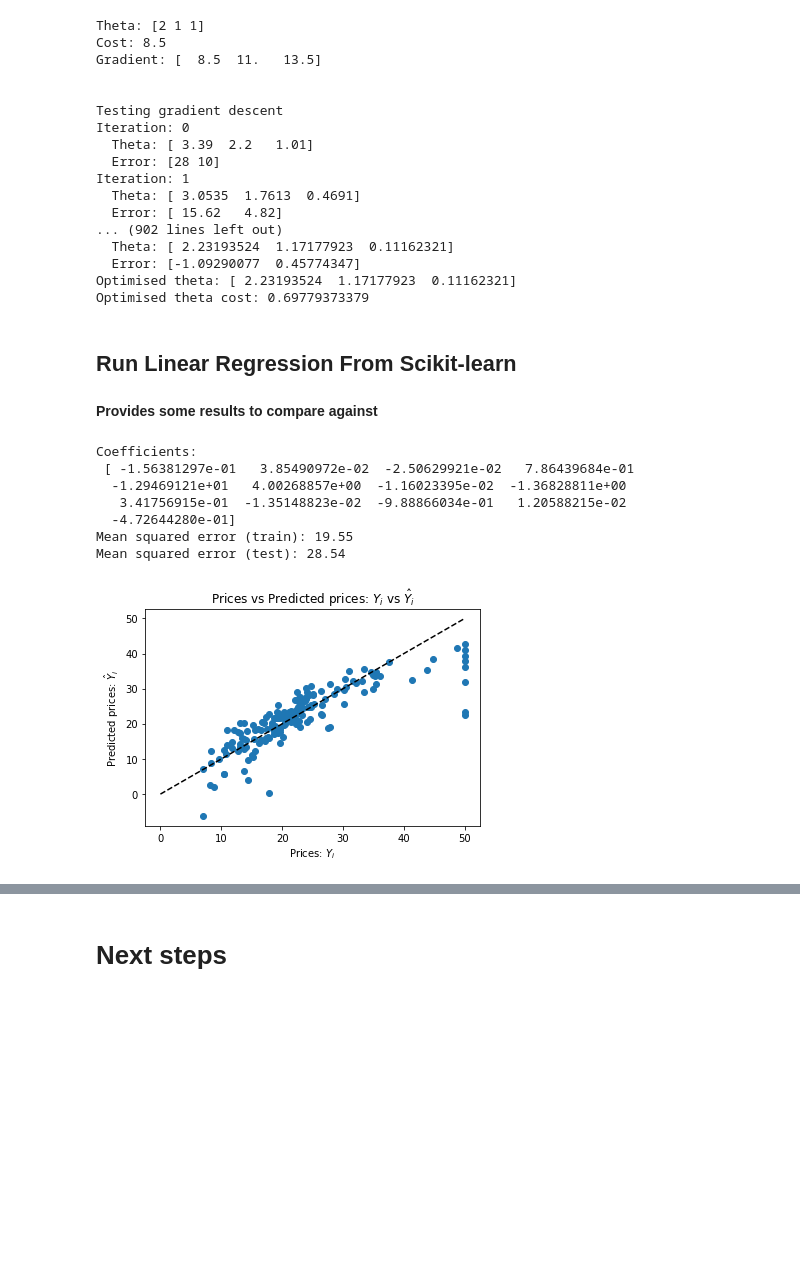
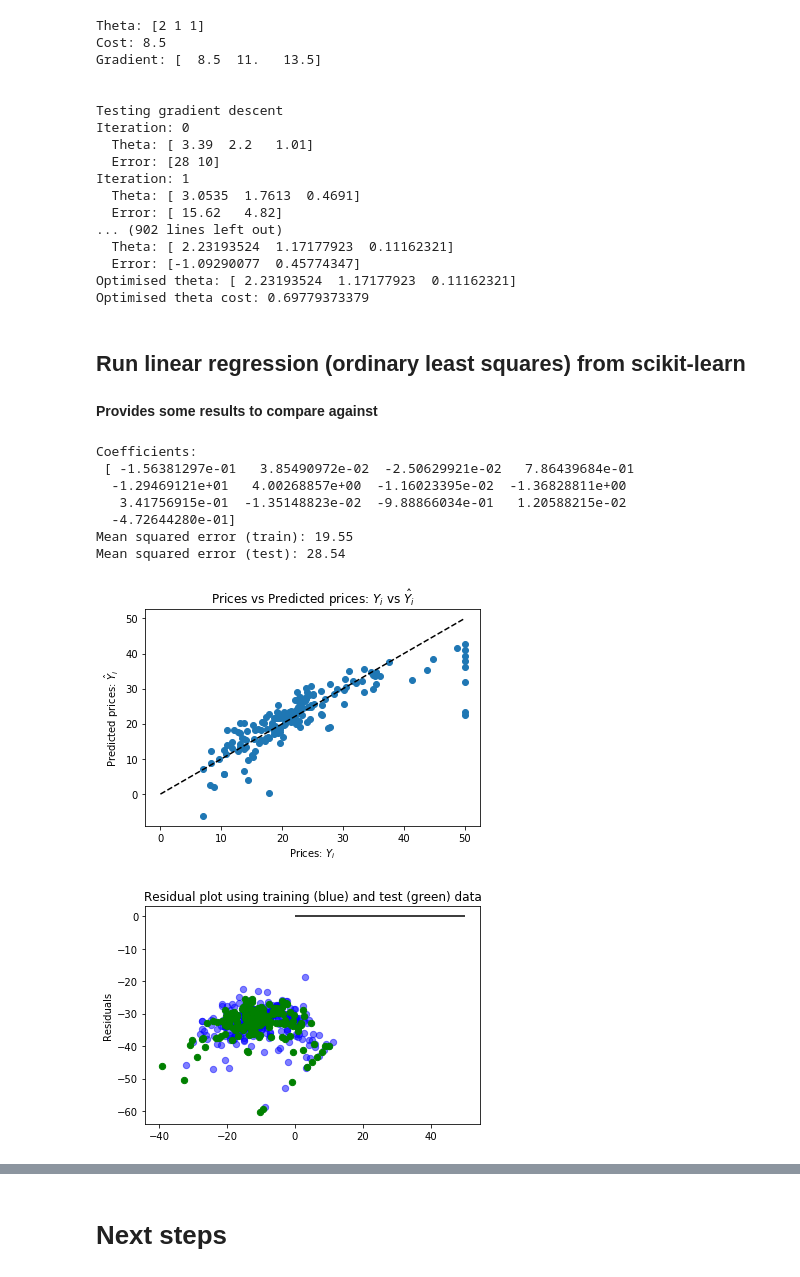
Before and after one commit to spiritedtechie/boston-house-prices-prediction, a Jupyter notebook: Boston House Prices - Linear Regression.ipynb, the cells around one changed output, grey strips where cells are left out. Cells and saved outputs as stored; diff of their text form; code cells hidden in the pictures; blank space fills up the shorter version.

```diff
--- a/Boston House Prices - Linear Regression.ipynb
+++ b/Boston House Prices - Linear Regression.ipynb
@@ -241,26 +241,28 @@ Iteration: 1
   Error: [-1.09290077  0.45774347]
 Optimised theta: [ 2.23193524  1.17177923  0.11162321]
 Optimised theta cost: 0.69779373379
-# %% [markdown]
-## Run Linear Regression From Scikit-learn
+# %% [markdown]
+## Run linear regression (ordinary least squares) from scikit-learn
 # %% [markdown]
 <b>Provides some results to compare against</b>
 # %%
 regr = linear_model.LinearRegression()
 regr.fit(X_train, y_train)
 y_pred = regr.predict(X_test)
 
 print('Coefficients: \n', regr.coef_)
 print("Mean squared error (train): %.2f" % metrics.mean_squared_error(y_train, regr.predict(X_train)))
 print("Mean squared error (test): %.2f" % metrics.mean_squared_error(y_test, y_pred))
 
 plot_actual_over_predicted(y_test, y_pred)
+plot_residuals(X_train, y_train, X_test, y_test, regr.coef_)
 # %% [output]
 Coefficients:
  [ -1.56381297e-01   3.85490972e-02  -2.50629921e-02   7.86439684e-01
   -1.29469121e+01   4.00268857e+00  -1.16023395e-02  -1.36828811e+00
    3.41756915e-01  -1.35148823e-02  -9.88866034e-01   1.20588215e-02
   -4.72644280e-01]
 Mean squared error (train): 19.55
 Mean squared error (test): 28.54
 [figure]
+[figure, added]
```
Also changed, not shown: parts of 14 cells of this notebook.
